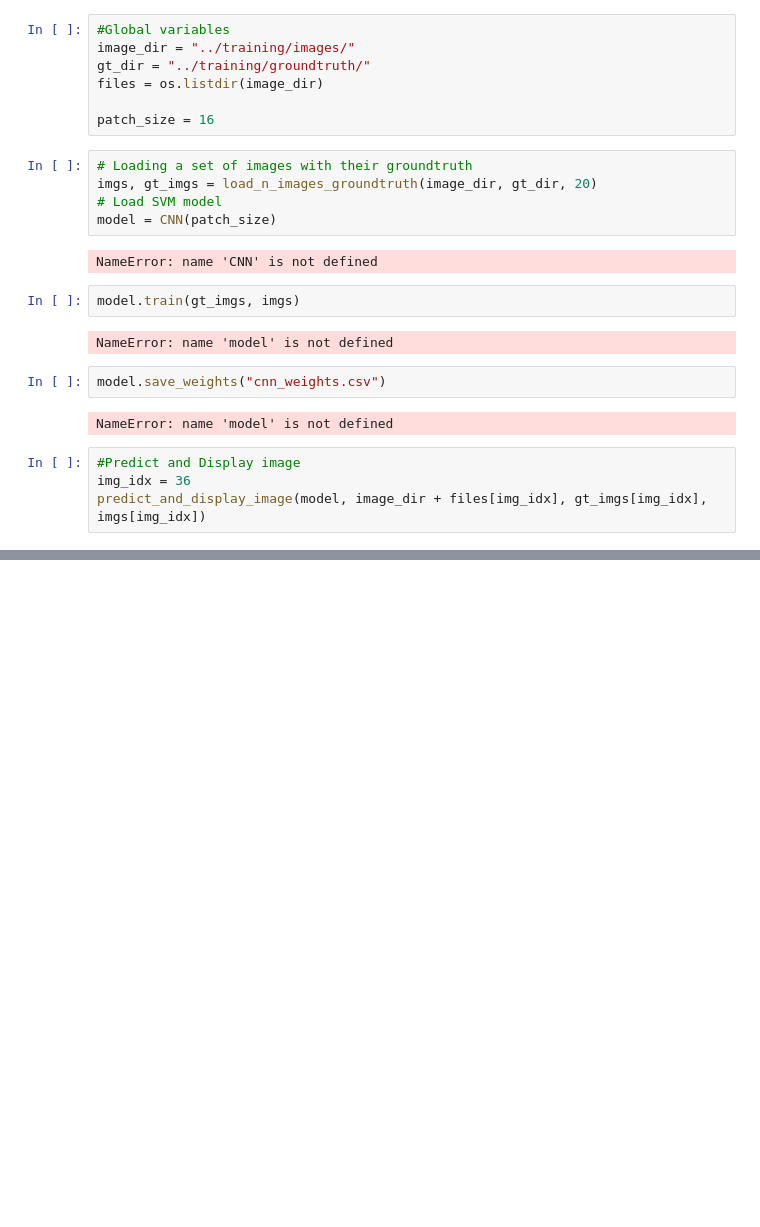
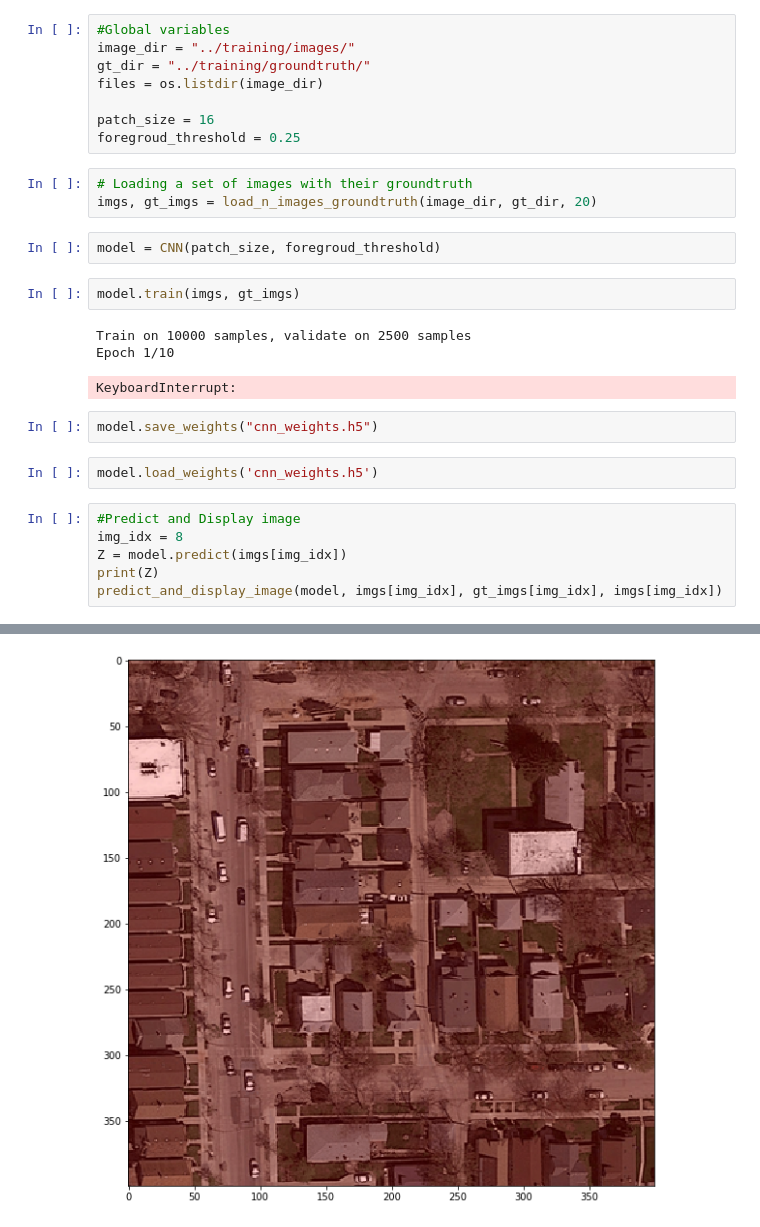
Before and after one commit to MikaelMorales/ML_Project, a Jupyter notebook: project_road_segmentation/implementation/CNN.ipynb, the cells around one changed output, grey strips where cells are left out. Drawn from its saved outputs; the diff is of its cells as text; blank space fills up the shorter version.

```diff
--- a/project_road_segmentation/implementation/CNN.ipynb
+++ b/project_road_segmentation/implementation/CNN.ipynb
@@ -17,22 +17,26 @@ gt_dir = "../training/groundtruth/"
 files = os.listdir(image_dir)
 
 patch_size = 16
+foregroud_threshold = 0.25
 # %%
 # Loading a set of images with their groundtruth
 imgs, gt_imgs = load_n_images_groundtruth(image_dir, gt_dir, 20)
-# Load SVM model
-model = CNN(patch_size)
-# %% [output]
-NameError: name 'CNN' is not defined
+# %%
+model = CNN(patch_size, foregroud_threshold)
 # %%
-model.train(gt_imgs, imgs)
+model.train(imgs, gt_imgs)
 # %% [output]
-NameError: name 'model' is not defined
+Train on 10000 samples, validate on 2500 samples
+Epoch 1/10
+KeyboardInterrupt:
 # %%
-model.save_weights("cnn_weights.csv")
+model.save_weights("cnn_weights.h5")
-# %% [output]
-NameError: name 'model' is not defined
+# %%
+model.load_weights('cnn_weights.h5')
 # %%
 #Predict and Display image
-img_idx = 36
-predict_and_display_image(model, image_dir + files[img_idx], gt_imgs[img_idx], imgs[img_idx])
+img_idx = 8
+Z = model.predict(imgs[img_idx])
+print(Z)
+predict_and_display_image(model, imgs[img_idx], gt_imgs[img_idx], imgs[img_idx])
+# %% [output]
@@ -38,0 +62 @@ predict_and_display_image(model, image_dir + files[img_idx], gt_imgs[img_idx], i
+[figure, added]
```
Also changed, not shown: parts of 2 cells of this notebook, 4 other files.
